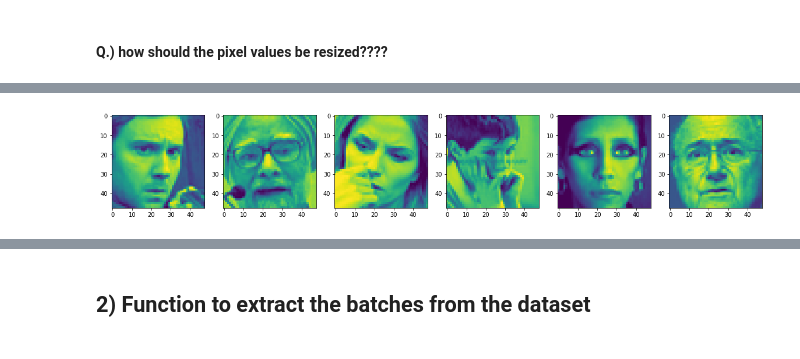
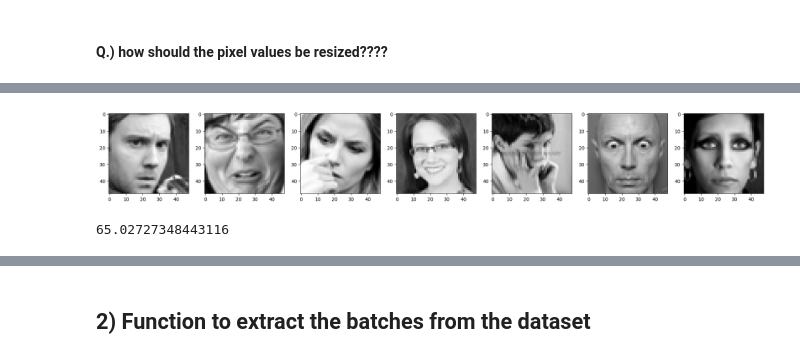
Before and after one commit to brenton72/Facial_Recognition, a Jupyter notebook: DeeperCNN.ipynb, the cells around one changed output, grey strips where cells are left out. Drawn from its saved outputs; the diff is of its cells as text; code cells hidden in the pictures.

```diff
--- a/DeeperCNN.ipynb
+++ b/DeeperCNN.ipynb
@@ -77,8 +201,14 @@ test_X, test_Y = convert_to_numpy(test.values)
 # %%
-plt.figure(figsize=[20, 10])
-for i in range(6):
-    pixel = train_X[i].reshape(48,48).astype(int)
-    plt.subplot(160+i+1)
-    plt.imshow(pixel)
+plt.figure(figsize=[25, 20])
+c=0
+for i in [0, 299, 2, 7, 3, 15, 4]:
+    pixel = train_X[i]
+    plt.subplot(170+c+1)
+    plt.imshow(pixel, cmap='gray')
+    c=c+1
 # %% [output]
-[figure, old version]
+[figure, new version]
+# %%
+train_X.std()
+# %% [output]
+65.02727348443116
```
Also changed, not shown: parts of 21 cells of this notebook, 3 other files.
